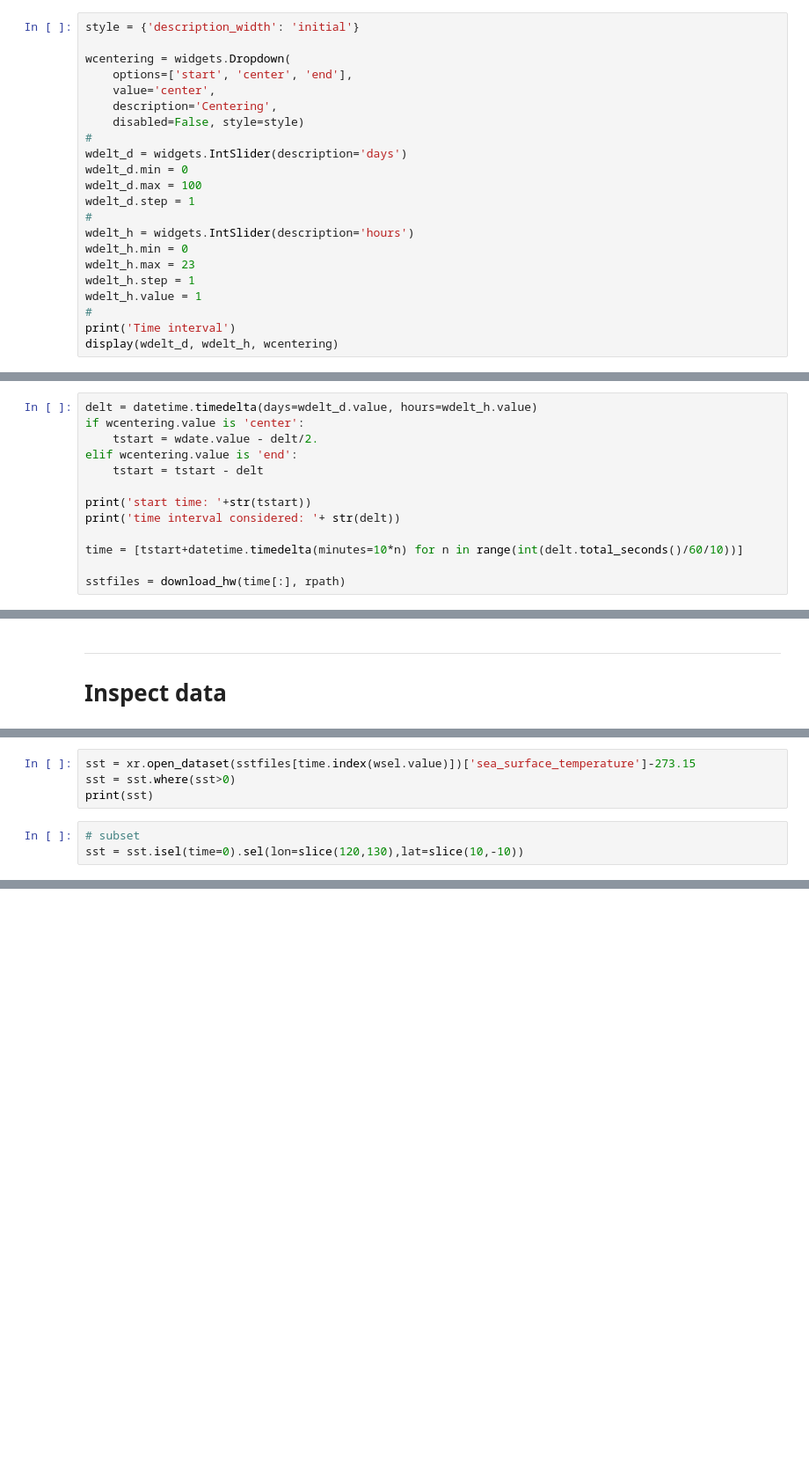
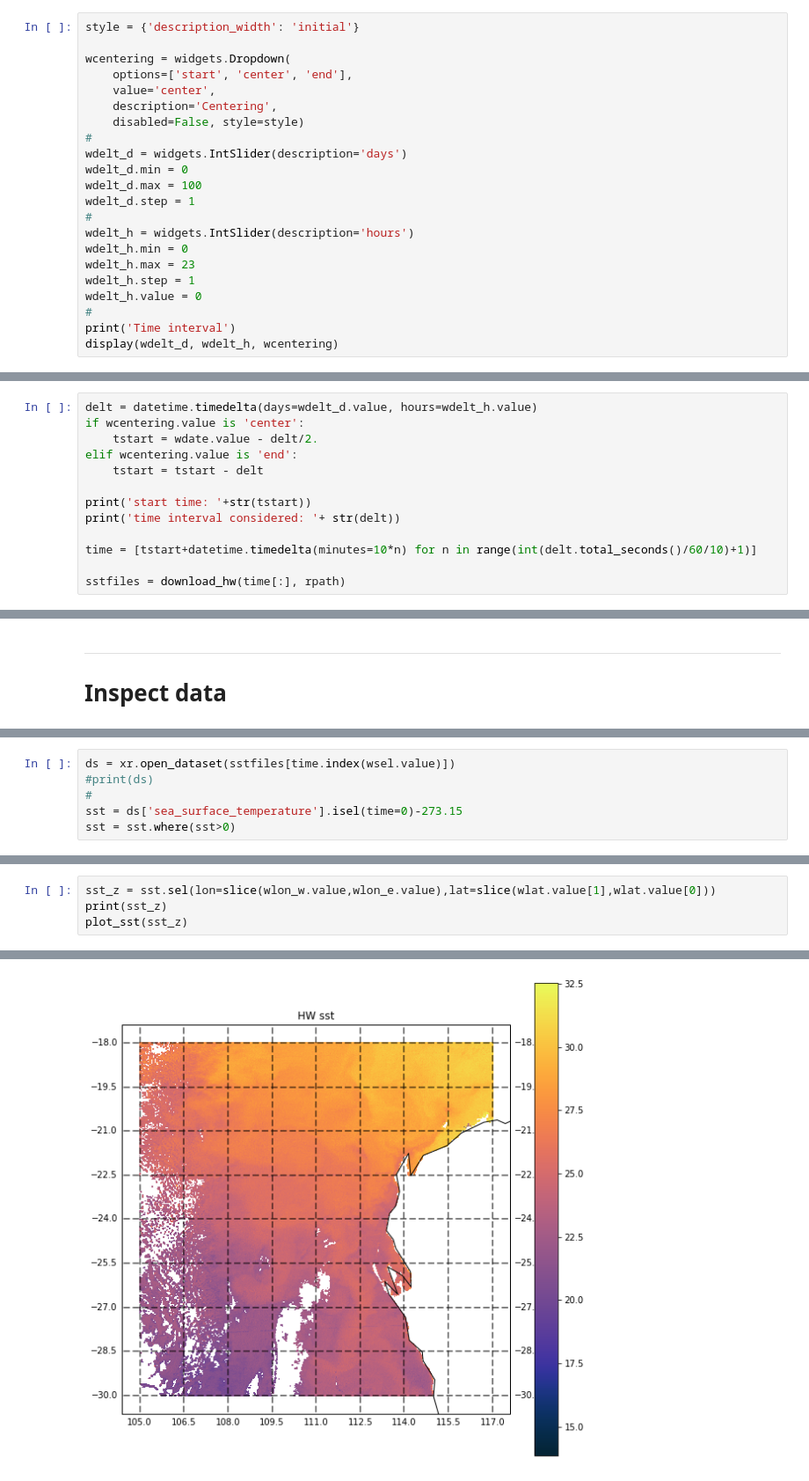
Before and after one commit to apatlpo/iwave_sst, a Jupyter notebook: hw/download_sst.ipynb, the cells around one changed output, grey strips where cells are left out. Shown at 88% size. Cells and saved outputs as stored; diff of their text form; blank space fills up the shorter version.

```diff
--- a/hw/download_sst.ipynb
+++ b/hw/download_sst.ipynb
@@ -57,7 +58,7 @@ wdelt_h = widgets.IntSlider(description='hours')
 wdelt_h.min = 0
 wdelt_h.max = 23
 wdelt_h.step = 1
-wdelt_h.value = 1
+wdelt_h.value = 0
 #
 print('Time interval')
 display(wdelt_d, wdelt_h, wcentering)
@@ -86,7 +87,7 @@ elif wcentering.value is 'end':
 print('start time: '+str(tstart))
 print('time interval considered: '+ str(delt))
 
-time = [tstart+datetime.timedelta(minutes=10*n) for n in range(int(delt.total_seconds()/60/10))]
+time = [tstart+datetime.timedelta(minutes=10*n) for n in range(int(delt.total_seconds()/60/10)+1)]
 
 sstfiles = download_hw(time[:], rpath)
 # %% [output]
@@ -121,7 +154,6 @@ Select a time
 # %%
-sst = xr.open_dataset(sstfiles[time.index(wsel.value)])['sea_surface_temperature']-273.15
+ds = xr.open_dataset(sstfiles[time.index(wsel.value)])
+#print(ds)
+#
+sst = ds['sea_surface_temperature'].isel(time=0)-273.15
 sst = sst.where(sst>0)
-print(sst)
-# %%
-# subset
-sst = sst.isel(time=0).sel(lon=slice(120,130),lat=slice(10,-10))
@@ -132,0 +160,5 @@ satpy not available
+# %%
+sst_z = sst.sel(lon=slice(wlon_w.value,wlon_e.value),lat=slice(wlat.value[1],wlat.value[0]))
+print(sst_z)
+plot_sst(sst_z)
+# %% [output]
@@ -132,0 +177 @@ satpy not available
+[figure, added]
```
Also changed, not shown: parts of 6 cells of this notebook.
